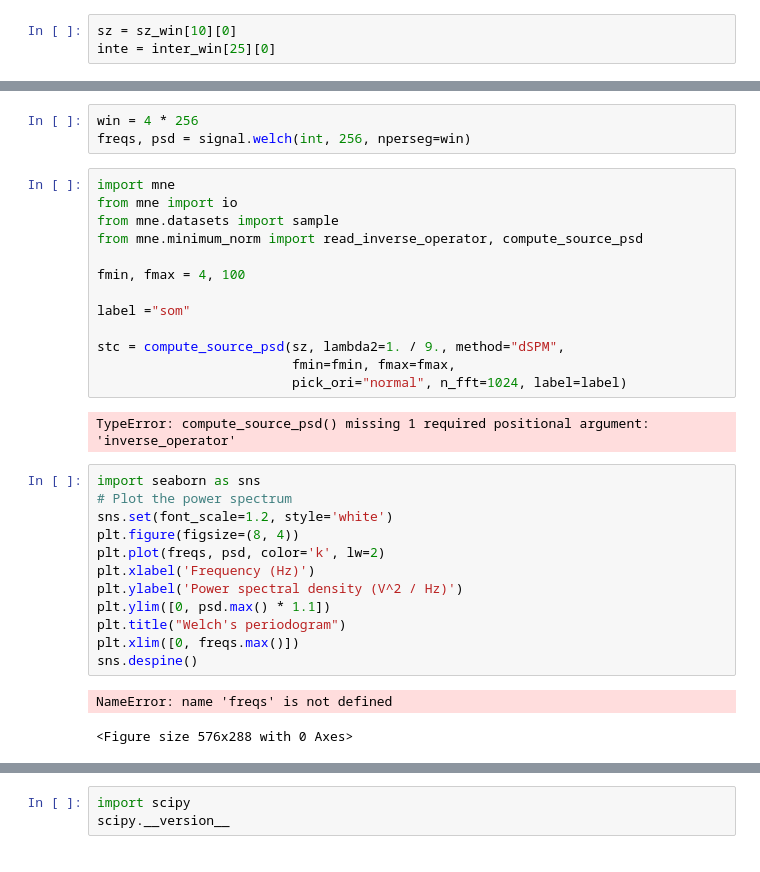
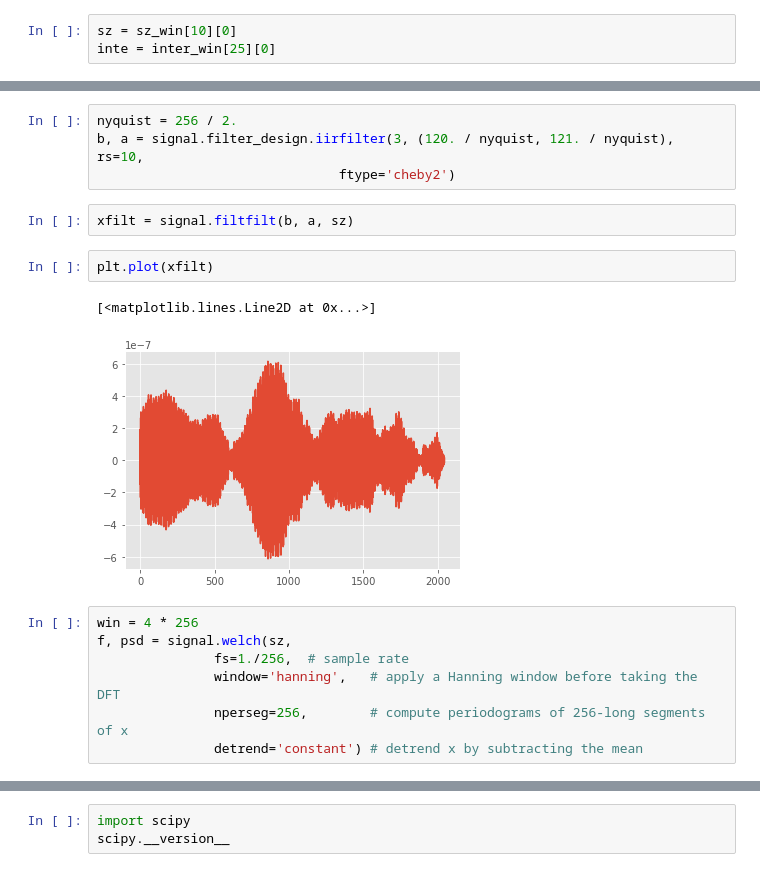
Before and after one commit to nikl1425/DeepLearning_Master, a Jupyter notebook: DataHandling/test_create_spec_plt copy.ipynb, the cells around one changed output, grey strips where cells are left out. Cells and saved outputs as stored; diff of their text form.

```diff
--- a/DataHandling/test_create_spec_plt copy.ipynb
+++ b/DataHandling/test_create_spec_plt copy.ipynb
@@ -305,36 +296,21 @@ plt.plot(time, int, lw=1.5)
-# %%
-win = 4 * 256
-freqs, psd = signal.welch(int, 256, nperseg=win)
-# %%
-import mne
-from mne import io
-from mne.datasets import sample
-from mne.minimum_norm import read_inverse_operator, compute_source_psd
-
-fmin, fmax = 4, 100
-
-label ="som"
-
-stc = compute_source_psd(sz, lambda2=1. / 9., method="dSPM",
-                         fmin=fmin, fmax=fmax,
-                         pick_ori="normal", n_fft=1024, label=label)
-# %% [output]
-TypeError: compute_source_psd() missing 1 required positional argument: 'inverse_operator'
-# %%
-import seaborn as sns
-# Plot the power spectrum
-sns.set(font_scale=1.2, style='white')
-plt.figure(figsize=(8, 4))
-plt.plot(freqs, psd, color='k', lw=2)
-plt.xlabel('Frequency (Hz)')
-plt.ylabel('Power spectral density (V^2 / Hz)')
-plt.ylim([0, psd.max() * 1.1])
-plt.title("Welch's periodogram")
-plt.xlim([0, freqs.max()])
-sns.despine()
-# %% [output]
-NameError: name 'freqs' is not defined
-<Figure size 576x288 with 0 Axes>
+# %%
+nyquist = 256 / 2.
+b, a = signal.filter_design.iirfilter(3, (120. / nyquist, 121. / nyquist), rs=10,
+                               ftype='cheby2')
+# %%
+xfilt = signal.filtfilt(b, a, sz)
+# %%
+plt.plot(xfilt)
+# %% [output]
+[<matplotlib.lines.Line2D at 0x...>]
+[figure, added]
+# %%
+win = 4 * 256
+f, psd = signal.welch(sz,
+               fs=1./256,  # sample rate
+               window='hanning',   # apply a Hanning window before taking the DFT
+               nperseg=256,        # compute periodograms of 256-long segments of x
+               detrend='constant') # detrend x by subtracting the mean
 # %%
 plt.style.use('default')
 plt.psd(np.array(sz)**2, Fs=256, color ="green")
```
Also changed, not shown: parts of 60 cells of this notebook, 5 other files.
